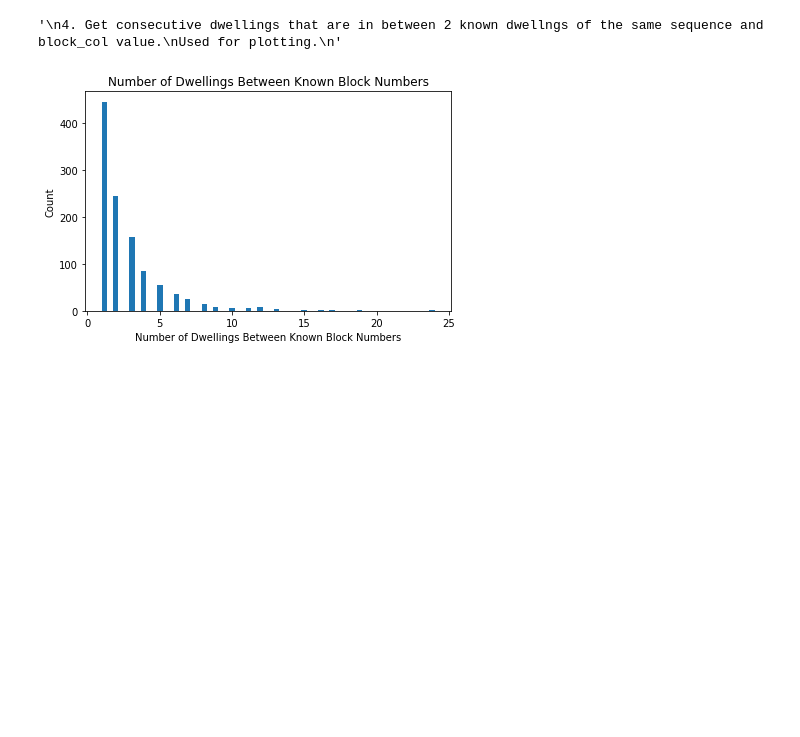
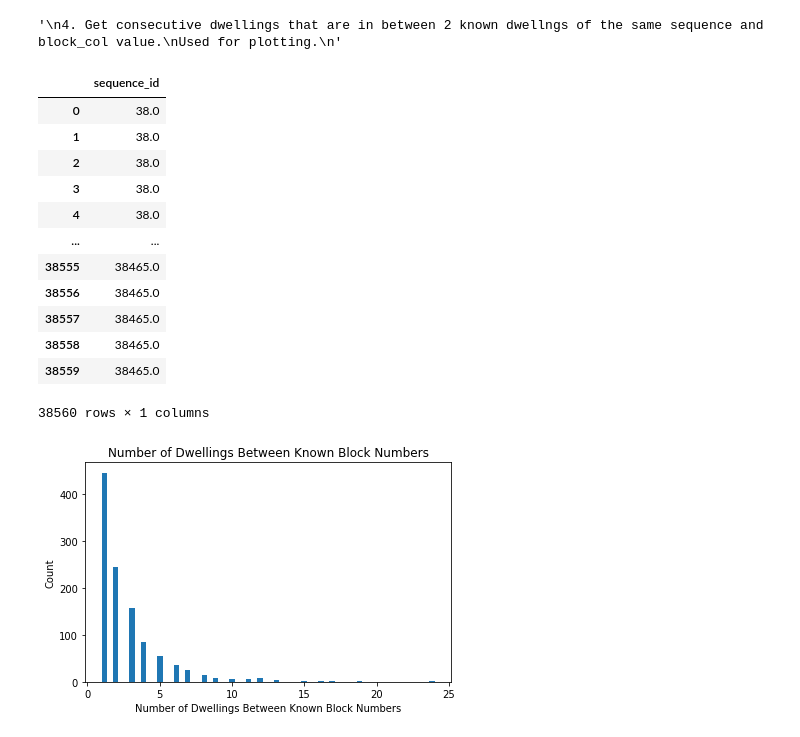
Before and after one commit to CenterForSpatialResearch/hnyc-spatial-linkage, a Jupyter notebook: interpolation_notebooks/Process_Documentation/Disambiguation_Analysis_v01.ipynb, the cells around one changed output. Cells and saved outputs as stored; diff of their text form; code cells hidden in the pictures; blank space fills up the shorter version.

```diff
--- a/interpolation_notebooks/Process_Documentation/Disambiguation_Analysis_v01.ipynb
+++ b/interpolation_notebooks/Process_Documentation/Disambiguation_Analysis_v01.ipynb
@@ -303,6 +303,22 @@ Used for plotting.
 interpolate_dwellings = interpolation.get_consecutive_dwellings(all_dwellings, column = block_col)
 # %% [output]
 '\n4. Get consecutive dwellings that are in between 2 known dwellngs of the same sequence and block_col value.\nUsed for plotting.\n'
+# %%
+all_dwellings[['sequence_id']]
+# %% [output]
+|  | sequence_id |
+| 0 | 38.0 |
+| 1 | 38.0 |
+| 2 | 38.0 |
+| 3 | 38.0 |
+| 4 | 38.0 |
+| ... | ... |
+| 38555 | 38465.0 |
+| 38556 | 38465.0 |
+| 38557 | 38465.0 |
+| 38558 | 38465.0 |
+| 38559 | 38465.0 |
+38560 rows × 1 columns
 # %%
 plt.hist(interpolate_dwellings["num_between_real"], bins = "auto")
 plt.xlabel("Number of Dwellings Between Known Block Numbers")
```
Also changed, not shown: parts of 1 cell of this notebook.
